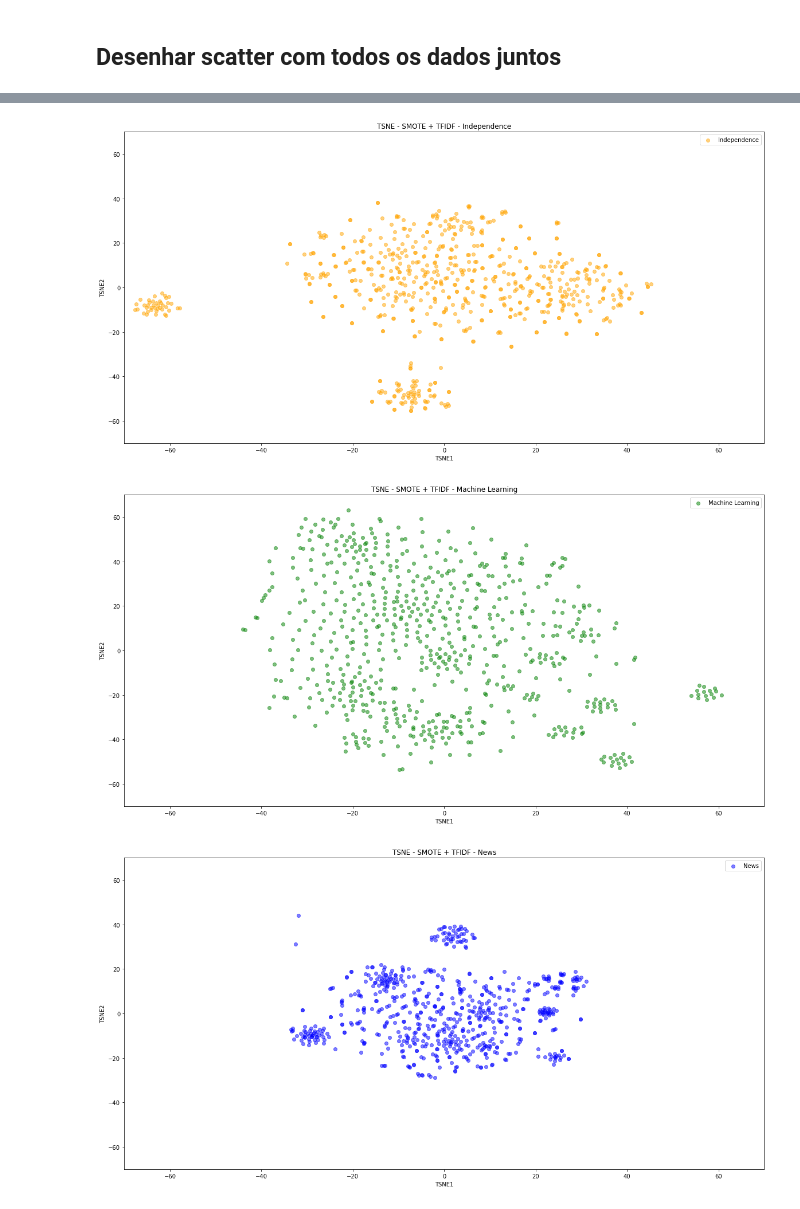
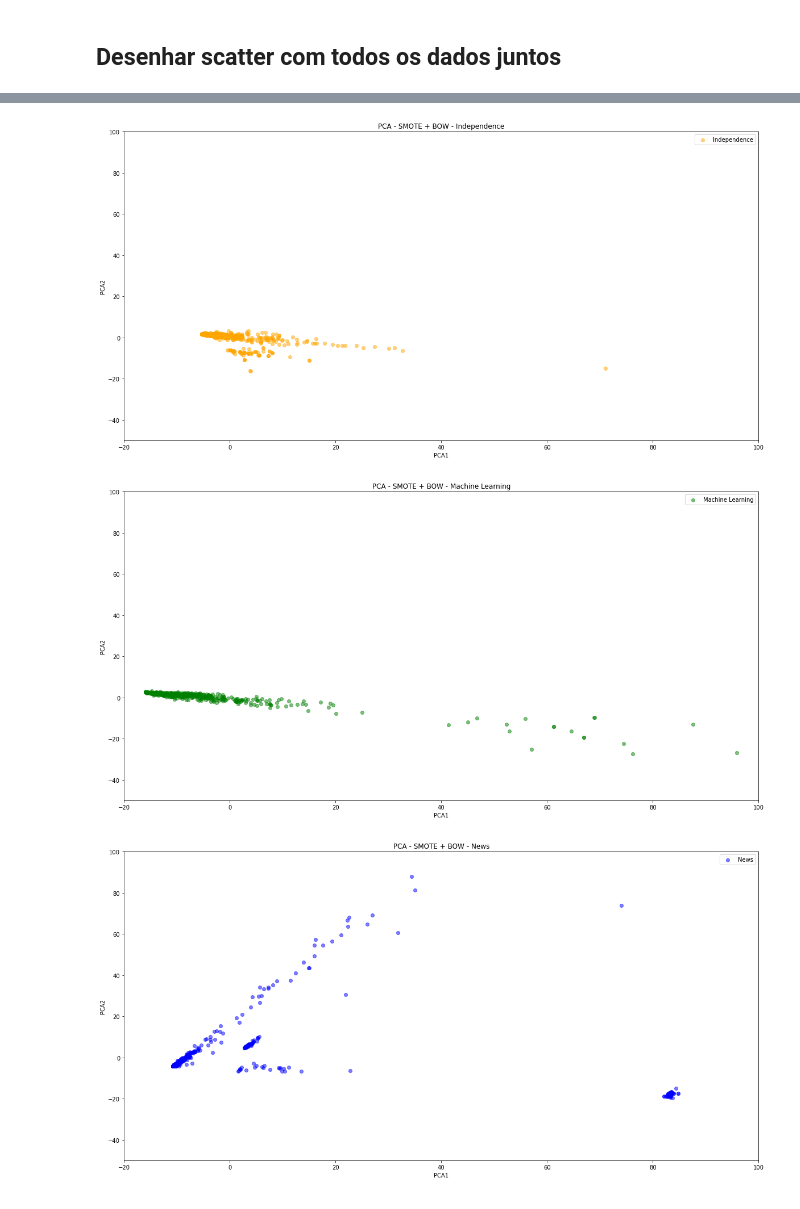
Before and after one commit to PauloUbirajara/News-Classifier, a Jupyter notebook: scatter.ipynb, the cells around one changed output, grey strips where cells are left out. Drawn from its saved outputs; the diff is of its cells as text; code cells hidden in the pictures.

Commit message:
Gerar scatter de TFIDF com TSNE/PCA
Gerar scatter de BOW com TSNE/PCA

```diff
--- a/scatter.ipynb
+++ b/scatter.ipynb
@@ -45,11 +45,18 @@ dados_reducao_dimensionalidade = {
 ## Carregar dados de representações
 # %%
 representacoes_vetoriais = ['TFIDF', 'BOW']
-for dimension_reduction in ['TSNE', 'PCA']:
+reducoes_dimensionalidade = ['TSNE', 'PCA']
+threads = []
+
+# Dados usados durante scatter de representação vetorial + redução de dimensionalidade
+def setup_data(representation, dimension_reduction, topic):
+	print(f'{representation=} {dimension_reduction=} {topic=}')
+	data = pd.read_feather(f'./smote/{representation}/{topic}.feather').drop(columns=['Topic'])
+	if not dados_reducao_dimensionalidade[representation][dimension_reduction].get(topic):
+		dados_reducao_dimensionalidade[representation][dimension_reduction][topic] = reducao_dimensionalidade[dimension_reduction](data)
+
+for dimension_reduction in reducoes_dimensionalidade:
 	for representation in representacoes_vetoriais:
-		print(f'{representation=} {dimension_reduction=}')
 		for topic in colors:
-			data = pd.read_feather(f'./smote/{representation}/{topic}.feather').drop(columns=['Topic'])
-			if not dados_reducao_dimensionalidade[representation][dimension_reduction].get(topic):
-				dados_reducao_dimensionalidade[representation][dimension_reduction][topic] = reducao_dimensionalidade[dimension_reduction](data)
+			setup_data(representation, dimension_reduction, topic)
 # %% [output]
@@ -73,14 +81,14 @@ representation='BOW' dimension_reduction='PCA'
 # %% [markdown]
 ## Desenhar scatter com todos os dados juntos
 # %%
-representation = 'TFIDF'
-# representation = 'BOW'
+# representation = 'TFIDF'
+representation = 'BOW'
 
-reduction = 'TSNE'
-# reduction = 'PCA'
+# reduction = 'TSNE'
+reduction = 'PCA'
 
-# xlim, ylim = (-70, 70), (-70, 70)
-xlim, ylim = None, None
+xlim, ylim = (-20, 100), (-50, 100)
+# xlim, ylim = None, None
 # %%
 plt.figure(figsize=(20, 10))
 
@@ -125,9 +133,9 @@ for topic in colors:
 	plt.xlabel(f'{reduction}1')
 	plt.ylabel(f'{reduction}2')
 
-	if all([xlim, ylim])
-	plt.xlim(xlim)
-	plt.ylim(ylim)
+	if all([xlim, ylim]):
+		plt.xlim(xlim)
+		plt.ylim(ylim)
 
 	plt.legend()
 	plt.savefig(f'img/{representation}/{reduction}/{reduction.lower()}-smote-{representation.lower()}-{topic.replace(" ", "_").lower()}.png')
@@ -136,3 +144,3 @@ for topic in colors:
-[figure, old version]
+[figure, new version]
-[figure, old version]
+[figure, new version]
-[figure, old version]
+[figure, new version]
```
Also changed, not shown: parts of 3 cells of this notebook, 36 other files.
